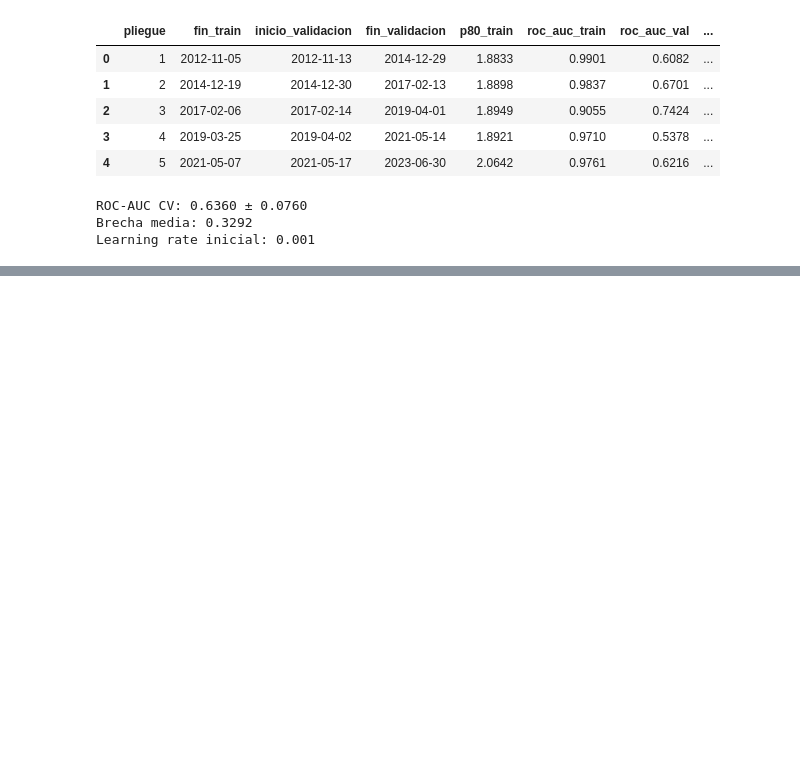
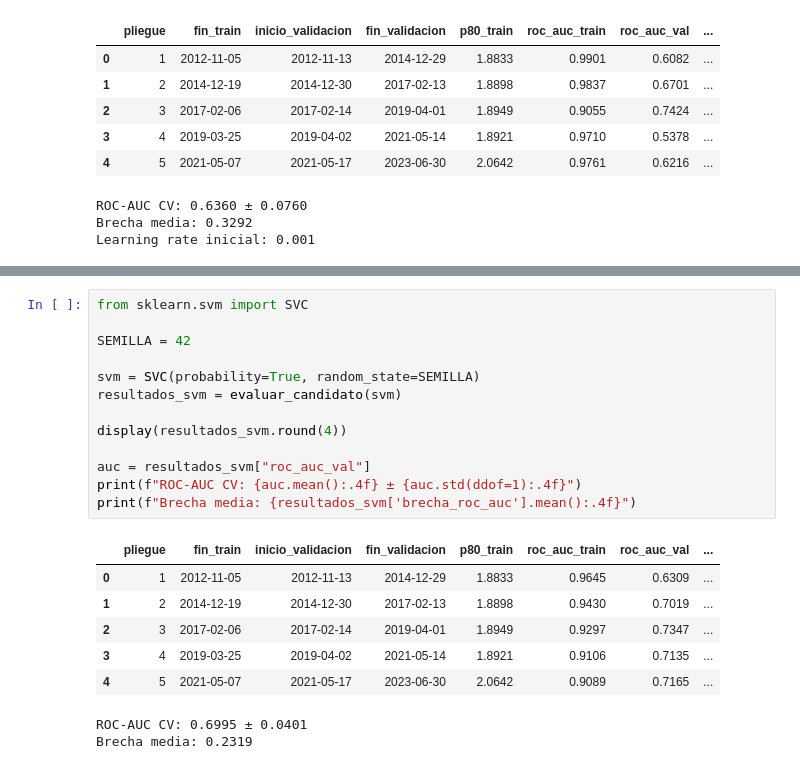
Before and after one commit to Jusevigo/pset3, a Jupyter notebook: notebooks/03_baseline_candidatos.ipynb, the cells around one changed output, grey strips where cells are left out. Cells and saved outputs as stored; diff of their text form; blank space fills up the shorter version.

```diff
--- a/notebooks/03_baseline_candidatos.ipynb
+++ b/notebooks/03_baseline_candidatos.ipynb
@@ -814,0 +905,22 @@ registrar_candidato(
+# %%
+from sklearn.svm import SVC
+
+SEMILLA = 42
+
+svm = SVC(probability=True, random_state=SEMILLA)
+resultados_svm = evaluar_candidato(svm)
+
+display(resultados_svm.round(4))
+
+auc = resultados_svm["roc_auc_val"]
+print(f"ROC-AUC CV: {auc.mean():.4f} ± {auc.std(ddof=1):.4f}")
+print(f"Brecha media: {resultados_svm['brecha_roc_auc'].mean():.4f}")
+# %% [output]
+|  | pliegue | fin_train | inicio_validacion | fin_validacion | p80_train | roc_auc_train | roc_auc_val | ... |
+| 0 | 1 | 2012-11-05 | 2012-11-13 | 2014-12-29 | 1.8833 | 0.9645 | 0.6309 | ... |
+| 1 | 2 | 2014-12-19 | 2014-12-30 | 2017-02-13 | 1.8898 | 0.9430 | 0.7019 | ... |
+| 2 | 3 | 2017-02-06 | 2017-02-14 | 2019-04-01 | 1.8949 | 0.9297 | 0.7347 | ... |
+| 3 | 4 | 2019-03-25 | 2019-04-02 | 2021-05-14 | 1.8921 | 0.9106 | 0.7135 | ... |
+| 4 | 5 | 2021-05-07 | 2021-05-17 | 2023-06-30 | 2.0642 | 0.9089 | 0.7165 | ... |
+ROC-AUC CV: 0.6995 ± 0.0401
+Brecha media: 0.2319
```
Also changed, not shown: parts of 6 cells of this notebook.
